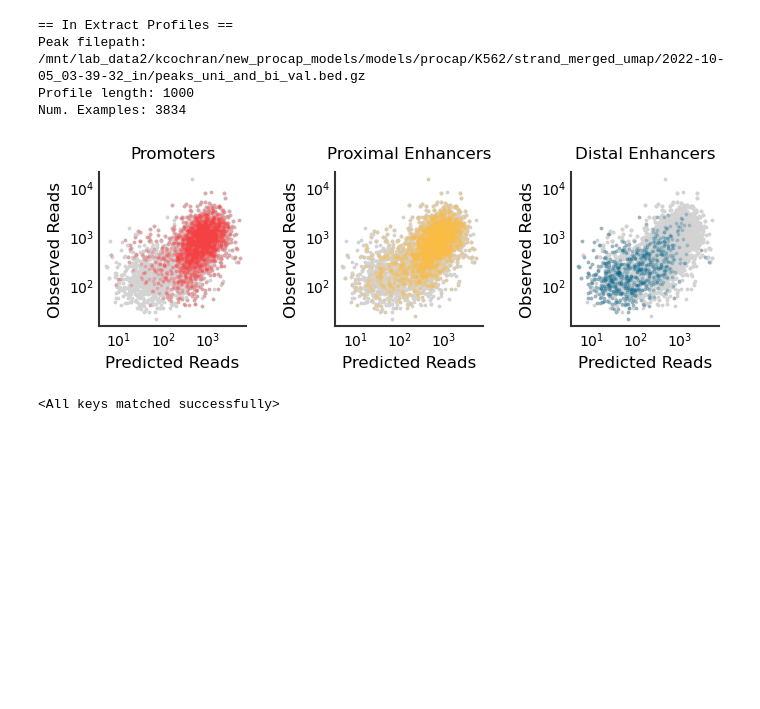
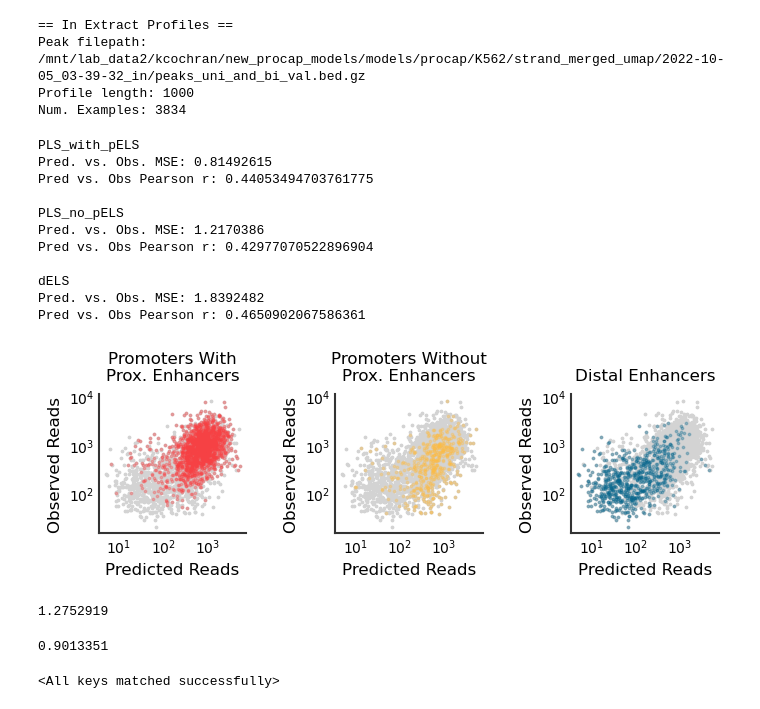
Before and after one commit to kundajelab/ProCapNet, a Jupyter notebook: src/figure_notebooks/Fig3.ipynb, the cells around one changed output. Cells and saved outputs as stored; diff of their text form; code cells hidden in the pictures; blank space fills up the shorter version.

```diff
--- a/src/figure_notebooks/Fig3.ipynb
+++ b/src/figure_notebooks/Fig3.ipynb
@@ -73,6 +72,12 @@ ccre_bed = get_ccre_bed(cell_type)
 
 ccre_annots = find_peak_overlap_labels(coords, ccre_bed, in_window, out_window)
 val_ccre_annots = find_peak_overlap_labels(val_coords, ccre_bed, in_window, out_window)
+# %%
+ccre_annots["PLS_no_pELS"] = ccre_annots["PLS"] * (~ ccre_annots["pELS"])
+ccre_annots["PLS_with_pELS"] = ccre_annots["PLS"] * ccre_annots["pELS"]
+
+val_ccre_annots["PLS_no_pELS"] = val_ccre_annots["PLS"] * (~ val_ccre_annots["pELS"])
+val_ccre_annots["PLS_with_pELS"] = val_ccre_annots["PLS"] * val_ccre_annots["pELS"]
 # %%
 onehot_seqs, true_profs = extract_peaks(genome_path,
                                         chrom_sizes,
@@ -91,7 +96,7 @@ scores = load_scores(scores_path,
 true_counts = true_profs.sum(axis=(1,2))  # strand-merged
 
 pred_profs = np.exp(np.load(val_config.pred_profiles_train_val_path))
-pred_counts = np.exp(np.load(val_config.pred_logcounts_train_val_path))
+pred_counts = np.exp(np.load(val_config.pred_logcounts_train_val_path)).squeeze()
 # %% [output]
 Loading genome sequence from /mnt/lab_data2/kcochran/new_procap_models/genomes/hg38.withrDNA.fasta
 == In Extract Peaks ==
@@ -110,7 +115,7 @@ val_profs = load_observed_profiles(val_config.plus_bw_path,
 
 val_counts = val_profs.sum(axis=(1,2))  # strand-merged
 
-val_pred_counts = np.exp(np.load(val_config.pred_logcounts_val_path))
+val_pred_counts = np.exp(np.load(val_config.pred_logcounts_val_path)).squeeze()
 # %% [output]
 == In Extract Profiles ==
 Peak filepath: /mnt/lab_data2/kcochran/new_procap_models/models/procap/K562/strand_merged_umap/2022-10-05_03-39-32_in/peaks_uni_and_bi_val.bed.gz
@@ -121,59 +126,90 @@ def plot_true_pred_counts_by_annot(true_counts, pred_counts, overlap_annots_bool
 
     annots_to_labels = {"PLS" : "Promoters",
                         "pELS" : "Proximal Enhancers",
-                        "dELS" : "Distal Enhancers"}
+                        "dELS" : "Distal Enhancers",
+                        "PLS_with_pELS" : "Promoters With\nProx. Enhancers",
+                        "PLS_no_pELS" : "Promoters Without\nProx. Enhancers" }
 
     annots_to_colors = {"PLS" : "#f94144",
                         "pELS" : "#ffbc42",
-                        "dELS" : "#05668d"}
+                        "dELS" : "#05668d",
+                        "PLS_with_pELS" : "#f94144",
+                        "PLS_no_pELS" : "#ffbc42"}
 
-    fig, axes = plt.subplots(1,3,figsize=(8,2))
+    fig, axes = plt.subplots(1,3,figsize=(8,1.8))
 
-    for ax, sup_annot_name in zip(axes, ["PLS", "pELS", "dELS"]):
-        other_x = []
-        other_y = []
-        for annot_name in ["PLS", "pELS", "dELS"]:
-            #if not sup_annot_name == annot_name:
-            other_x.extend(pred_counts[overlap_annots_bools[annot_name]])
-            other_y.extend(true_counts[overlap_annots_bools[annot_name]])
+    annots_to_plot = ["PLS_with_pELS", "PLS_no_pELS", "dELS"] #["PLS", "pELS", "dELS"]
 
-        ax.scatter(other_x, other_y, alpha = 1, s = 3,
+    all_x = []
+    all_y = []
+    for annot_name in annots_to_plot:
+        all_x.extend(pred_counts[overlap_annots_bools[annot_name]])
+        all_y.extend(true_counts[overlap_annots_bools[annot_name]])
+
+    for ax, sup_annot_name in zip(axes, annots_to_plot):
+        ax.scatter(all_x, all_y, alpha = 1, s = 3,
                     label = "Other", color = "lightgray")
 
         # have to plot last
         true_counts_subset = true_counts[overlap_annots_bools[sup_annot_name]]
         pred_counts_subset = pred_counts[overlap_annots_bools[sup_annot_name]]
 
-        ax.scatter(pred_counts_subset, true_counts_subset, alpha = 0.2, s = 3,
+        mse = np.mean((np.log1p(pred_counts_subset) - np.log1p(true_counts_subset)) ** 2)
+        print(sup_annot_name)
+        print("Pred. vs. Obs. MSE:", mse)
+        print("Pred vs. Obs Pearson r:", np.corrcoef(np.log1p(pred_counts_subset), np.log1p(true_counts_subset))[0,1])
+        print("")
+
+        ax.scatter(pred_counts_subset, true_counts_subset, alpha = 0.3, s = 3,
                     label = annots_to_labels[sup_annot_name],
                     color = annots_to_colors[sup_annot_name])
 
         ax.semilogy()
         ax.semilogx()
 
         ax.set_xlabel("Predicted Reads", fontsize = 12)
         ax.set_ylabel("Observed Reads", fontsize = 12)
-
 
         ax.spines["left"].set_linewidth(1.5)
         ax.spines["bottom"].set_linewidth(1.5)
         ax.spines["left"].set_color("#333333")
         ax.spines["bottom"].set_color("#333333")
         ax.spines["top"].set_visible(False)
         ax.spines["right"].set_visible(False)
         ax.xaxis.set_ticks_position('none')
         ax.yaxis.set_ticks_position('none')
         ax.tick_params(axis='both', labelsize=10, length=0)
 
         ax.set_title(annots_to_labels[sup_annot_name], fontsize=12, pad=10)
 
     plt.subplots_adjust(wspace=0.6)
     plt.show()
 
 
 plot_true_pred_counts_by_annot(val_counts, val_pred_counts, val_ccre_annots)
 # %% [output]
+PLS_with_pELS
+Pred. vs. Obs. MSE: 0.81492615
+Pred vs. Obs Pearson r: 0.44053494703761775
+
+PLS_no_pELS
+Pred. vs. Obs. MSE: 1.2170386
+Pred vs. Obs Pearson r: 0.42977070522896904
+
+dELS
+Pred. vs. Obs. MSE: 1.8392482
+Pred vs. Obs Pearson r: 0.4650902067586361
-[figure, old version]
+[figure, new version]
+# %%
+mse = np.mean((np.log1p(val_pred_counts) - np.log1p(val_counts)) ** 2)
+mse
+# %% [output]
+1.2752919
+# %%
+mse = np.mean((np.log1p(val_pred_counts[val_ccre_annots["PLS"]]) - np.log1p(val_counts[val_ccre_annots["PLS"]])) ** 2)
+mse
+# %% [output]
+0.9013351
 # %%
 from BPNet_strand_merged_umap import Model
 import torch
```
Also changed, not shown: parts of 35 cells of this notebook, 2 other files.
